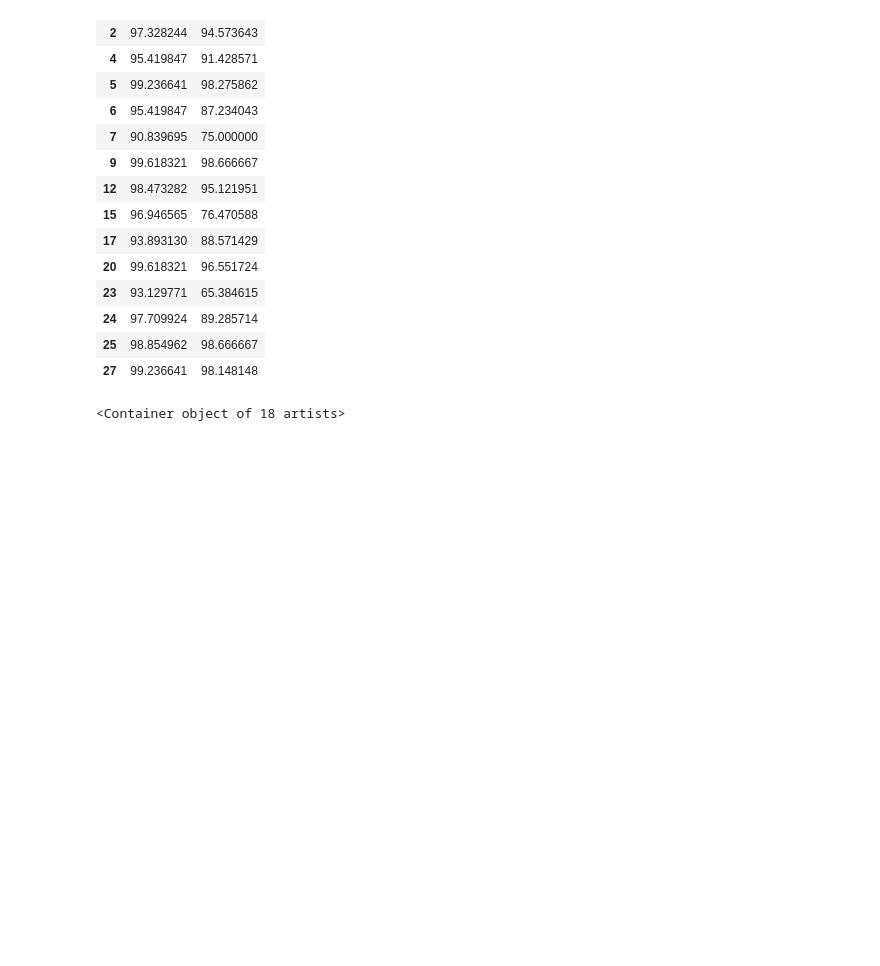
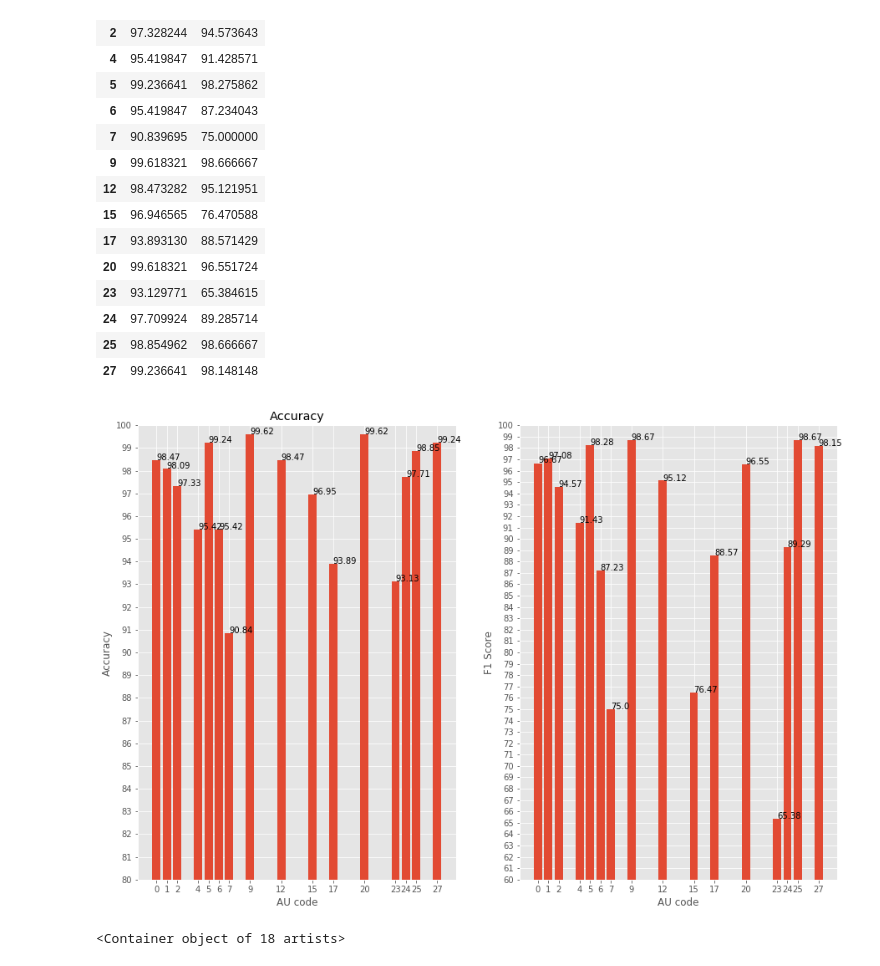
Before and after one commit to SunProg/do-neural-networks-learn-faus-iccvw-2015, a Jupyter notebook: feature-au.ipynb, the cells around one changed output. Drawn from its saved outputs; the diff is of its cells as text; code cells hidden in the pictures; blank space fills up the shorter version.

Commit message:
f1_score plot

```diff
--- a/feature-au.ipynb
+++ b/feature-au.ipynb
@@ -222,0 +241,27 @@ facs
+# %%
+plt.figure(figsize=(15,10))
+ax = plt.subplot(1,2,1)
+plt.title('Accuracy')
+plt.xlabel('AU code')
+plt.ylabel('Accuracy')
+plt.xticks(facs_acc_percent.index)
+plt.ylim((80,100))
+plt.yticks(np.arange(80,101,1))
+plt.bar(list(facs_acc_percent.index), facs_acc_percent['Accuracy'])
+for i,j in zip(list(facs_acc_percent.index), facs_acc_percent['Accuracy']):
+    j = round(j, 2)
+    ax.annotate(str(j),xy=(i,j))
+
+
+ax = plt.subplot(1,2,2)
+plt.xlabel('AU code')
+plt.ylabel('F1 Score')
+plt.xticks(facs_acc_percent.index)
+plt.ylim((60,100))
+plt.yticks(np.arange(60,101,1))
+plt.bar(list(facs_acc_percent.index), facs_acc_percent['f1_score'])
+for i,j in zip(list(facs_acc_percent.index), facs_acc_percent['f1_score']):
+    j = round(j, 2)
+    ax.annotate(str(j),xy=(i,j))
+# %% [output]
+[figure, added]
```
Also changed, not shown: parts of 3 cells of this notebook.
